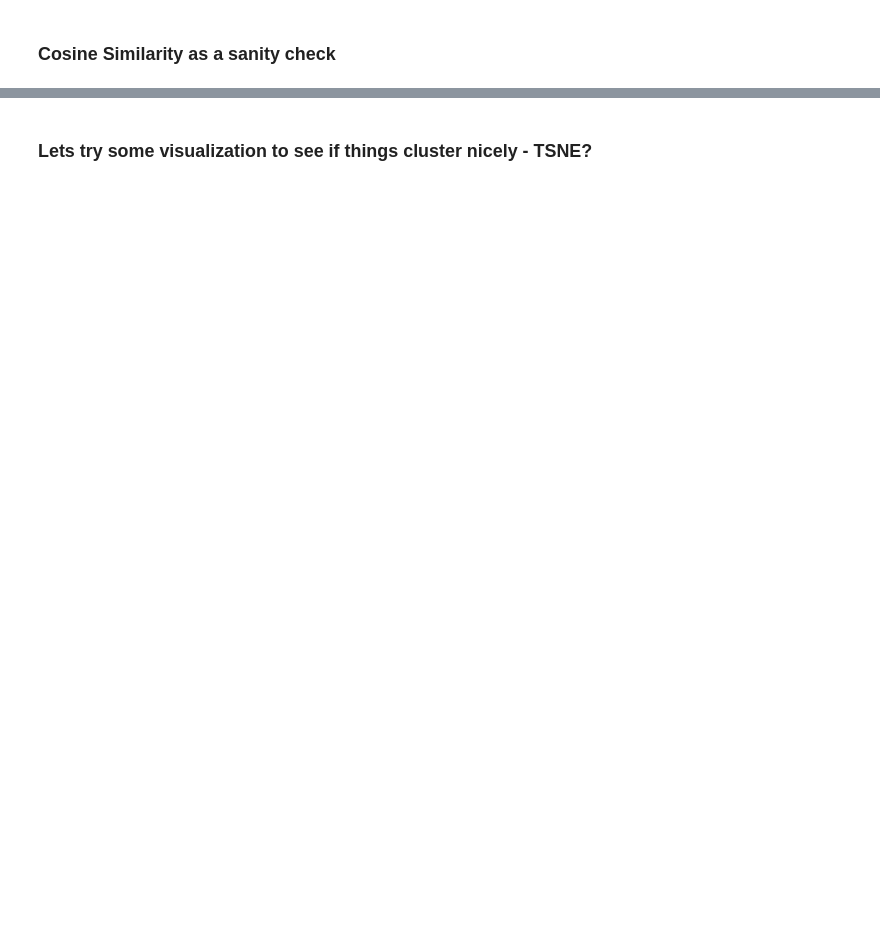
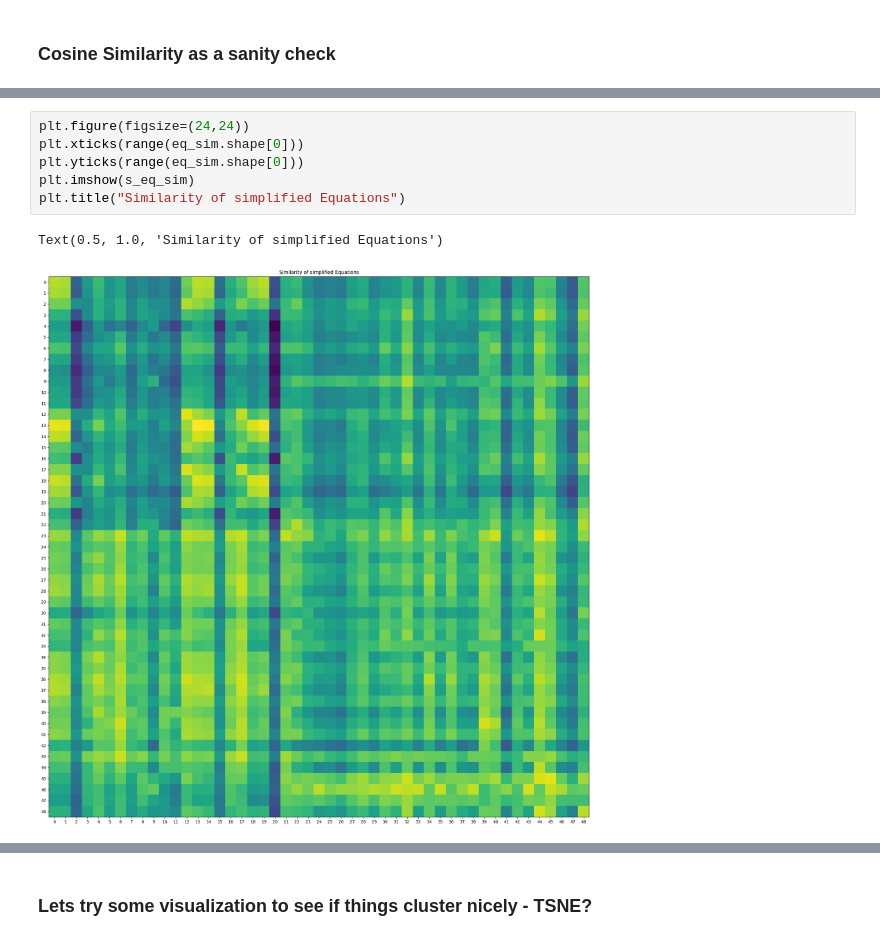
Before and after one commit to francescolosterzo/dufourspitze_16, a Jupyter notebook: nt/data_exploration.ipynb, the cells around one changed output, grey strips where cells are left out. Cells and saved outputs as stored; diff of their text form; blank space fills up the shorter version.

```diff
--- a/nt/data_exploration.ipynb
+++ b/nt/data_exploration.ipynb
@@ -94,3 +108,12 @@ Text(0.5, 1.0, 'Similarity of Equations')
+# %%
+plt.figure(figsize=(24,24))
+plt.xticks(range(eq_sim.shape[0]))
+plt.yticks(range(eq_sim.shape[0]))
+plt.imshow(s_eq_sim)
+plt.title("Similarity of simplified Equations")
+# %% [output]
+Text(0.5, 1.0, 'Similarity of simplified Equations')
+[figure, added]
 # %%
 plt.figure(figsize=(24,24))
 plt.xticks(range(eq_sim.shape[0]))
```
Also changed, not shown: parts of 10 cells of this notebook, 1 other file.
